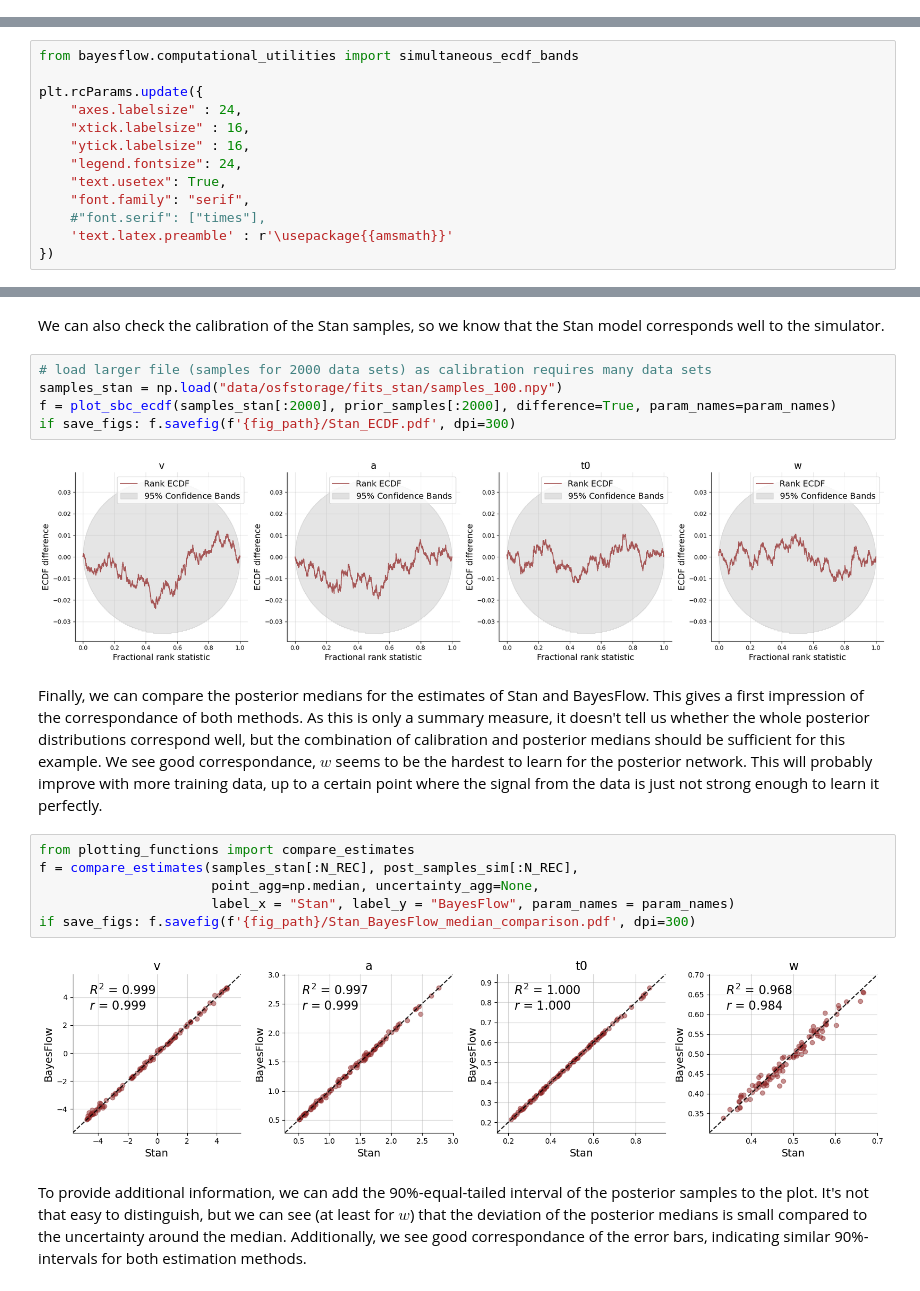
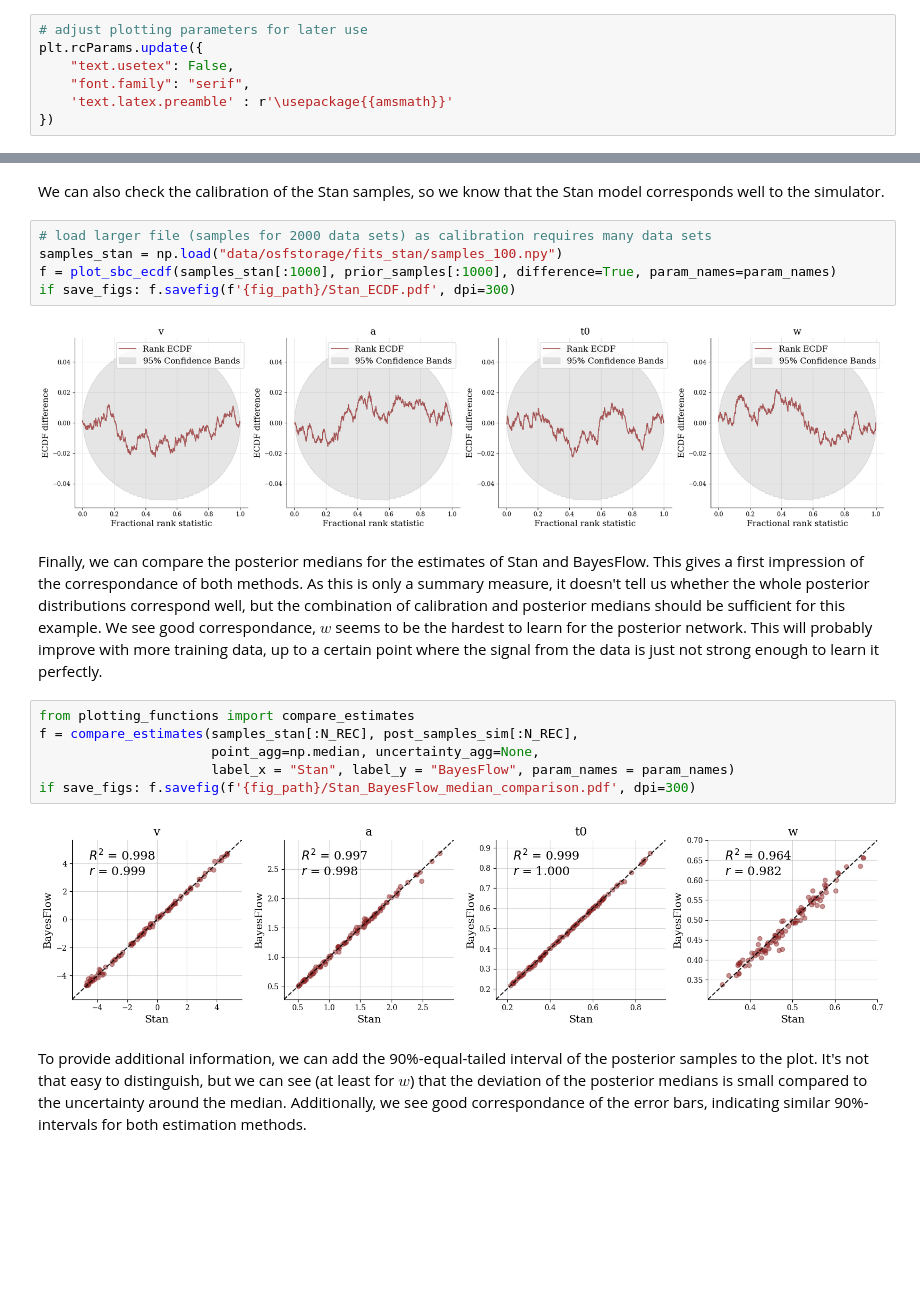
Before and after one commit to bayesflow-org/JANA-Paper, a Jupyter notebook: experiments/diffusion_model/01_joint.ipynb, the cells around one changed output, grey strips where cells are left out. Cells and saved outputs as stored; diff of their text form; blank space fills up the shorter version.

```diff
--- a/experiments/diffusion_model/01_joint.ipynb
+++ b/experiments/diffusion_model/01_joint.ipynb
@@ -29,3 +36,10 @@ from plotting_functions import compare_estimates, plot_recovery
+# %%
+# adjust plotting parameters for later use
+plt.rcParams.update({
+    "text.usetex": False,
+    "font.family": "serif",
+    'text.latex.preamble' : r'\usepackage{{amsmath}}'
+})
 # %% [markdown]
 # JANA Tackling the Drift Diffusion Model
 # %% [markdown]
@@ -182,19 +200,6 @@ f = plot_losses(trainer_likelihood.loss_history.get_plottable())
 ## Validation: Checking the calibration of the networks
 # %% [markdown]
 We first load a validation data set, simulated using the same simulator and priors as the training data for the posterior network. For validation and later comparison to Stan, from now on the dummy variable will always be set to 0. For the log-likelihoods, this results in a constant shift of $\log \mathcal N (0|0,1)\approx -0.919$. In the following, we will work with a trial number of 100, but other trial numbers in the trained range could be used as well.
-# %%
-from bayesflow.computational_utilities import simultaneous_ecdf_bands
-
-plt.rcParams.update({
-    "axes.labelsize" : 24,
-    "xtick.labelsize" : 16,
-    "ytick.labelsize" : 16,
-    "legend.fontsize": 24,
-    "text.usetex": True,
-    "font.family": "serif",
-    #"font.serif": ["times"],
-    'text.latex.preamble' : r'\usepackage{{amsmath}}'
-})
 # %%
 # Number of data sets to use for calibration
 N_CALIB = 1000
@@ -303,10 +295,10 @@ We can also check the calibration of the Stan samples, so we know that the Stan
 # %%
 # load larger file (samples for 2000 data sets) as calibration requires many data sets
 samples_stan = np.load("data/osfstorage/fits_stan/samples_100.npy")
-f = plot_sbc_ecdf(samples_stan[:2000], prior_samples[:2000], difference=True, param_names=param_names)
+f = plot_sbc_ecdf(samples_stan[:1000], prior_samples[:1000], difference=True, param_names=param_names)
 if save_figs: f.savefig(f'{fig_path}/Stan_ECDF.pdf', dpi=300)
 # %% [output]
-[figure, old version]
+[figure, new version]
 # %% [markdown]
 Finally, we can compare the posterior medians for the estimates of Stan and BayesFlow. This gives a first impression of the correspondance of both methods. As this is only a summary measure, it doesn't tell us whether the whole posterior distributions correspond well, but the combination of calibration and posterior medians should be sufficient for this example. We see good correspondance, $w$ seems to be the hardest to learn for the posterior network. This will probably improve with more training data, up to a certain point where the signal from the data is just not strong enough to learn it perfectly.
 # %%
@@ -316,7 +308,7 @@ f = compare_estimates(samples_stan[:N_REC], post_samples_sim[:N_REC],
                       label_x = "Stan", label_y = "BayesFlow", param_names = param_names)
 if save_figs: f.savefig(f'{fig_path}/Stan_BayesFlow_median_comparison.pdf', dpi=300)
 # %% [output]
-[figure, old version]
+[figure, new version]
 # %% [markdown]
 To provide additional information, we can add the 90%-equal-tailed interval of the posterior samples to the plot. It's not that easy to distinguish, but we can see (at least for $w$) that the deviation of the posterior medians is small compared to the uncertainty around the median. Additionally, we see good correspondance of the error bars, indicating similar 90%-intervals for both estimation methods.
 # %%
```
Also changed, not shown: parts of 33 cells of this notebook, 14 other files.
